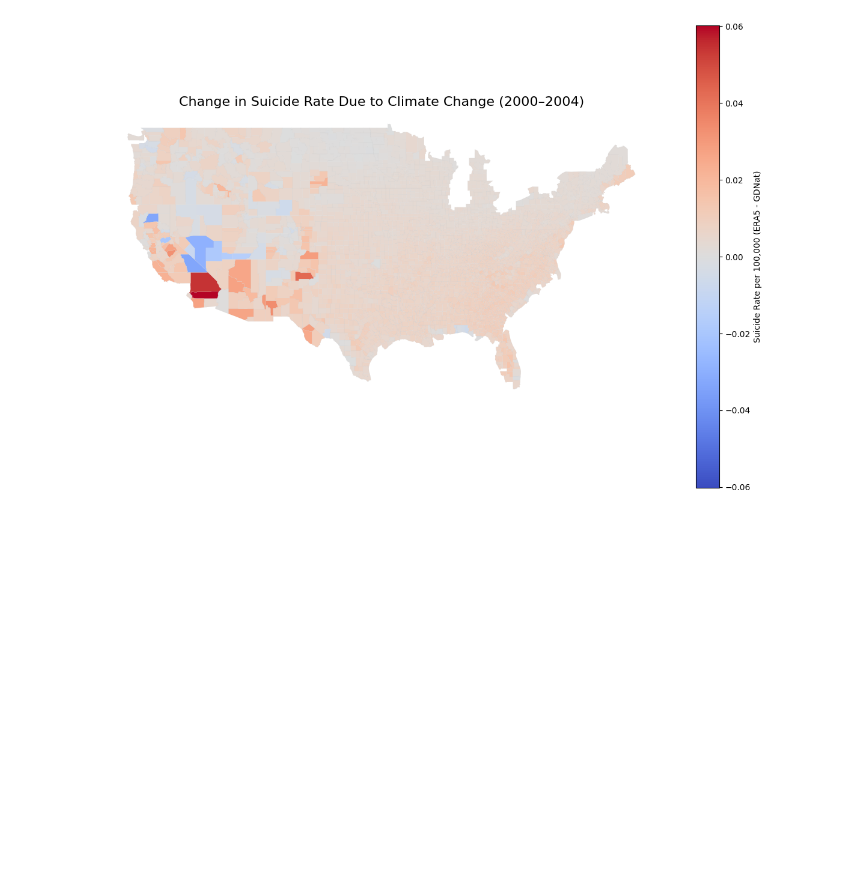
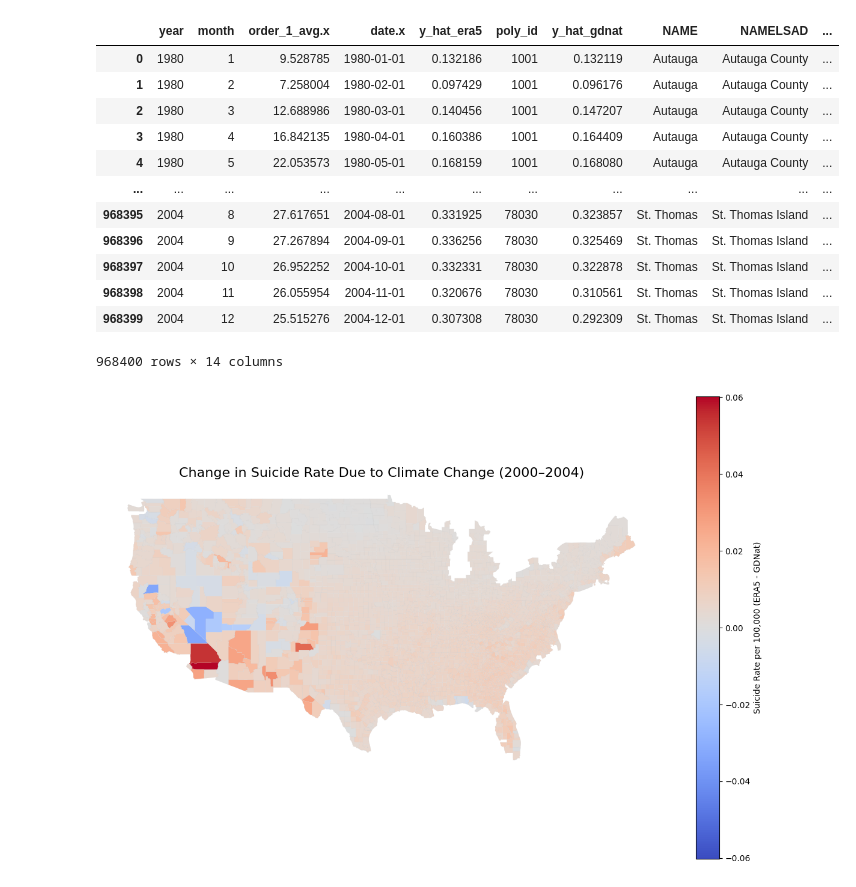
Before and after one commit to yougsanghvi/global_suicide_dummy, a Jupyter notebook: code/d_modelling/b_delta_attribution_visualization.ipynb, the cells around one changed output. Cells and saved outputs as stored; diff of their text form; code cells hidden in the pictures; blank space fills up the shorter version.

```diff
--- a/code/d_modelling/b_delta_attribution_visualization.ipynb
+++ b/code/d_modelling/b_delta_attribution_visualization.ipynb
@@ -52,6 +52,22 @@ usa_counties = gpd.read_file(usa_county_path)
 # --- Data manipulation ---
 # Calculate the difference between ERA5 and GDNAT predictions
 attribution_output_data['diff_suicide'] = attribution_output_data['y_hat_era5'] - attribution_output_data['y_hat_gdnat']
+# %%
+attribution_output_data
+# %% [output]
+|  | year | month | order_1_avg.x | date.x | y_hat_era5 | poly_id | y_hat_gdnat | NAME | NAMELSAD | ... |
+| 0 | 1980 | 1 | 9.528785 | 1980-01-01 | 0.132186 | 1001 | 0.132119 | Autauga | Autauga County | ... |
+| 1 | 1980 | 2 | 7.258004 | 1980-02-01 | 0.097429 | 1001 | 0.096176 | Autauga | Autauga County | ... |
+| 2 | 1980 | 3 | 12.688986 | 1980-03-01 | 0.140456 | 1001 | 0.147207 | Autauga | Autauga County | ... |
+| 3 | 1980 | 4 | 16.842135 | 1980-04-01 | 0.160386 | 1001 | 0.164409 | Autauga | Autauga County | ... |
+| 4 | 1980 | 5 | 22.053573 | 1980-05-01 | 0.168159 | 1001 | 0.168080 | Autauga | Autauga County | ... |
+| ... | ... | ... | ... | ... | ... | ... | ... | ... | ... | ... |
+| 968395 | 2004 | 8 | 27.617651 | 2004-08-01 | 0.331925 | 78030 | 0.323857 | St. Thomas | St. Thomas Island | ... |
+| 968396 | 2004 | 9 | 27.267894 | 2004-09-01 | 0.336256 | 78030 | 0.325469 | St. Thomas | St. Thomas Island | ... |
+| 968397 | 2004 | 10 | 26.952252 | 2004-10-01 | 0.332331 | 78030 | 0.322878 | St. Thomas | St. Thomas Island | ... |
+| 968398 | 2004 | 11 | 26.055954 | 2004-11-01 | 0.320676 | 78030 | 0.310561 | St. Thomas | St. Thomas Island | ... |
+| 968399 | 2004 | 12 | 25.515276 | 2004-12-01 | 0.307308 | 78030 | 0.292309 | St. Thomas | St. Thomas Island | ... |
+968400 rows × 14 columns
 # %%
 
 
```
Also changed, not shown: 2 other files.
